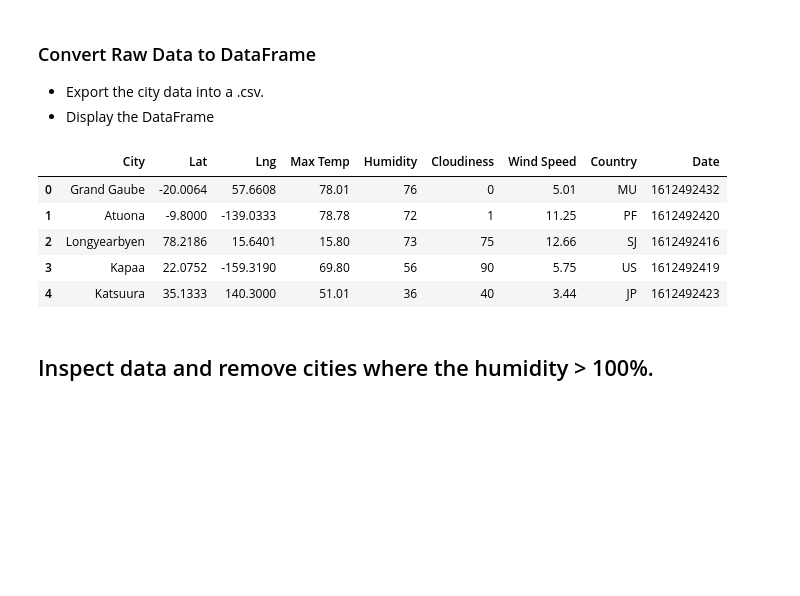
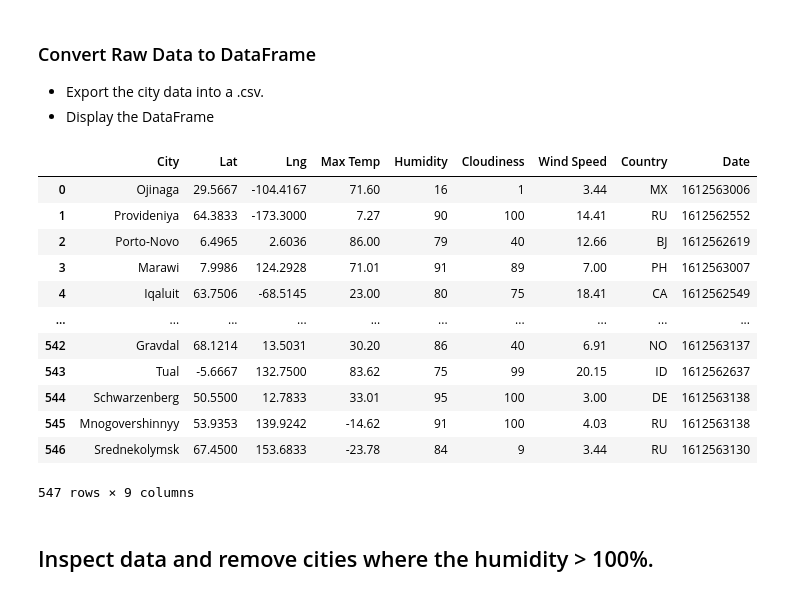
Before and after one commit to pete6184/WeatherPy_API_Weather_Data, a Jupyter notebook: WeatherPy/WeatherPy.ipynb, the cells around one changed output. Cells and saved outputs as stored; diff of their text form; code cells hidden in the pictures; blank space fills up the shorter version.

```diff
--- a/WeatherPy/WeatherPy.ipynb
+++ b/WeatherPy/WeatherPy.ipynb
@@ -129,28 +129,35 @@ Data Retrieval Complete
 # %%
 # create new df
 cities_df = pd.DataFrame({
     "City": city_list,
     "Lat": lat_list,
     "Lng": lng_list,
     "Max Temp": max_temp_list,
     "Humidity": humidity_list,
     "Cloudiness": cloudiness_list,
     "Wind Speed": wind_speed_list,
     "Country": country_list,
     "Date": date_list})
 
 # export new data into a .csv file
 cities_df.to_csv("../output_data/cities.csv", index=None, header=True)
 
 # display the new dataframe
-cities_df.head()
+cities_df
 # %% [output]
 |  | City | Lat | Lng | Max Temp | Humidity | Cloudiness | Wind Speed | Country | Date |
-| 0 | Grand Gaube | -20.0064 | 57.6608 | 78.01 | 76 | 0 | 5.01 | MU | 1612492432 |
-| 1 | Atuona | -9.8000 | -139.0333 | 78.78 | 72 | 1 | 11.25 | PF | 1612492420 |
-| 2 | Longyearbyen | 78.2186 | 15.6401 | 15.80 | 73 | 75 | 12.66 | SJ | 1612492416 |
-| 3 | Kapaa | 22.0752 | -159.3190 | 69.80 | 56 | 90 | 5.75 | US | 1612492419 |
-| 4 | Katsuura | 35.1333 | 140.3000 | 51.01 | 36 | 40 | 3.44 | JP | 1612492423 |
+| 0 | Ojinaga | 29.5667 | -104.4167 | 71.60 | 16 | 1 | 3.44 | MX | 1612563006 |
+| 1 | Provideniya | 64.3833 | -173.3000 | 7.27 | 90 | 100 | 14.41 | RU | 1612562552 |
+| 2 | Porto-Novo | 6.4965 | 2.6036 | 86.00 | 79 | 40 | 12.66 | BJ | 1612562619 |
+| 3 | Marawi | 7.9986 | 124.2928 | 71.01 | 91 | 89 | 7.00 | PH | 1612563007 |
+| 4 | Iqaluit | 63.7506 | -68.5145 | 23.00 | 80 | 75 | 18.41 | CA | 1612562549 |
+| ... | ... | ... | ... | ... | ... | ... | ... | ... | ... |
+| 542 | Gravdal | 68.1214 | 13.5031 | 30.20 | 86 | 40 | 6.91 | NO | 1612563137 |
+| 543 | Tual | -5.6667 | 132.7500 | 83.62 | 75 | 99 | 20.15 | ID | 1612562637 |
+| 544 | Schwarzenberg | 50.5500 | 12.7833 | 33.01 | 95 | 100 | 3.00 | DE | 1612563138 |
+| 545 | Mnogovershinnyy | 53.9353 | 139.9242 | -14.62 | 91 | 100 | 4.03 | RU | 1612563138 |
+| 546 | Srednekolymsk | 67.4500 | 153.6833 | -23.78 | 84 | 9 | 3.44 | RU | 1612563130 |
+547 rows × 9 columns
 # %% [markdown]
 ## Inspect data and remove cities where the humidity > 100%.
 # %%
```
Also changed, not shown: parts of 15 cells of this notebook, 17 other files.
